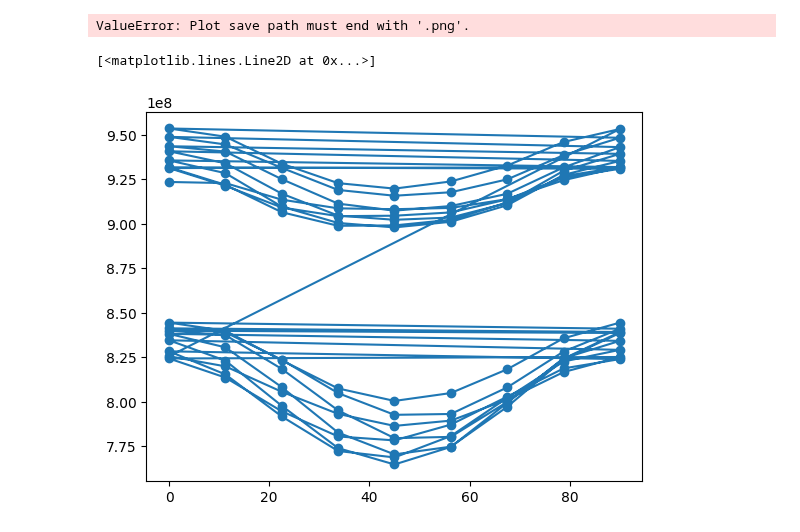
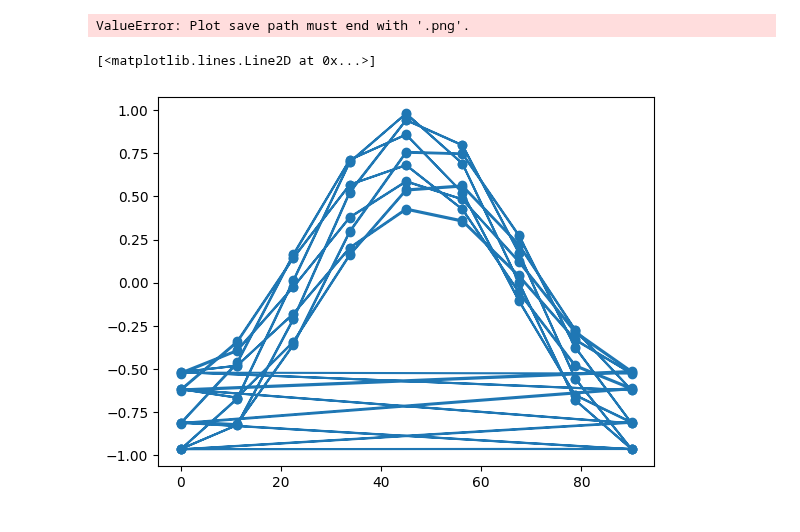
Before and after one commit to UCSB-Exoplanet-Polarimetry-Lab/pyPolCal, a Jupyter notebook: CHARIS/mueller_modeling.ipynb, the cells around one changed output. Drawn from its saved outputs; the diff is of its cells as text; code cells hidden in the pictures.

Commit message:
added a debug plot

```diff
--- a/CHARIS/mueller_modeling.ipynb
+++ b/CHARIS/mueller_modeling.ipynb
@@ -282,10 +282,8 @@ write_fits_info_to_csv('/Users/thomasmcintosh/Desktop/CHARIS-REU/Cubes_3/cubes',
 CSV file written to /Users/thomasmcintosh/Desktop/CHARIS-REU/Data_visualization_3/csvs/charis_cube_info_bin14.csv
 # %%
 # try rebeccas csv read func
-
-csv_data = read_csv('/Users/thomasmcintosh/Desktop/CHARIS-REU/Data_visualization_3/csvs/charis_cube_info_bin15.csv')
-interleaved_values = csv_data[0]
-interleaved_stds = csv_data[1]
-# plot the data
-plot_data_and_model(interleaved_values, interleaved_stds, diffs_sums, configuration_list, mode = 'CHARIS')
-print(interleaved_values)
+test_csv = '/Users/thomasmcintosh/Desktop/CHARIS-REU/Data_visualization_3/csvs/charis_cube_info_bin15.csv'
+# extract necessary values
+read = read_csv(test_csv)
+interleaved_values = read[0]
+interleaved_stds = read[1]
@@ -318,7 +297,7 @@ plot_single_differences('/Users/thomasmcintosh/Desktop/CHARIS-REU/Data_visualiza
 [figure]
 ValueError: Plot save path must end with '.png'.
 # %%
-plt.plot(np.tile(np.linspace(0,90,9), 16), interleaved_values[1::2], 'o-')
+plt.plot(np.tile(np.linspace(0,90,9), 16), interleaved_values[0::2], 'o-')
 # %% [output]
 [<matplotlib.lines.Line2D at 0x...>]
-[figure, old version]
+[figure, new version]
```
Also changed, not shown: parts of 1 cell of this notebook.
